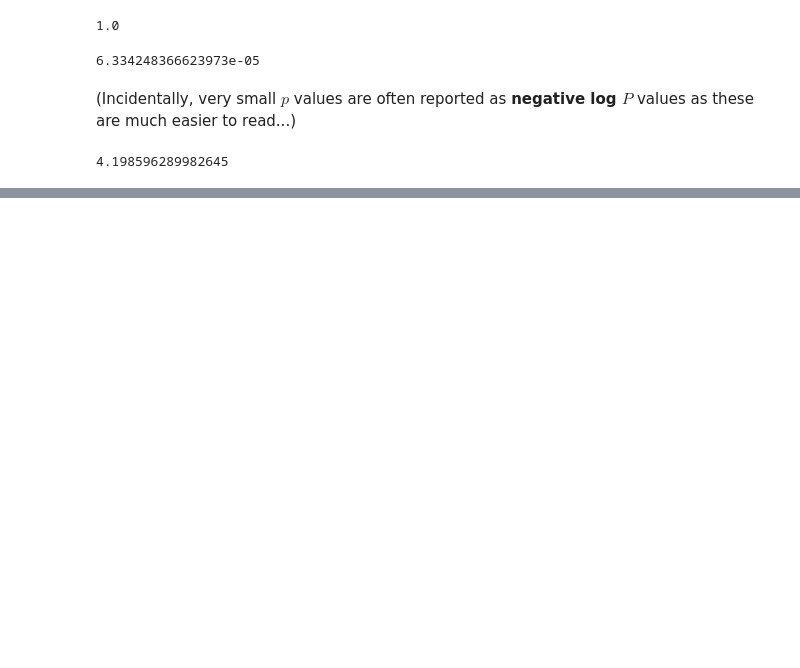
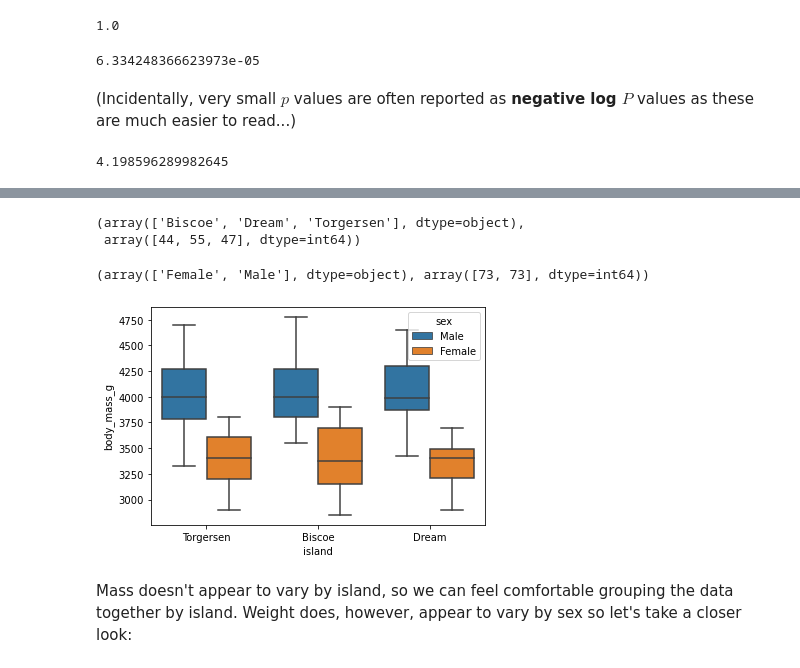
Before and after one commit to luo-xiao/Python_Learning, a Jupyter notebook: app6_probability_and_statistics/4_Intro_to_Statistics.ipynb, the cells around one changed output, grey strips where cells are left out. Cells and saved outputs as stored; diff of their text form; code cells hidden in the pictures; blank space fills up the shorter version.

```diff
--- a/app6_probability_and_statistics/4_Intro_to_Statistics.ipynb
+++ b/app6_probability_and_statistics/4_Intro_to_Statistics.ipynb
@@ -220,0 +295,3 @@ p_from_z(4)
+# %%
+penguins = sns.load_dataset('penguins').dropna()  # some rows are missing data
+penguins
@@ -220,0 +317,3 @@ p_from_z(4)
+# %%
+adelie = penguins[penguins.species == 'Adelie']
+adelie
@@ -220,0 +334,15 @@ p_from_z(4)
+# %%
+np.unique(adelie.island, return_counts=True)
+# %% [output]
+(array(['Biscoe', 'Dream', 'Torgersen'], dtype=object),
+ array([44, 55, 47], dtype=int64))
+# %%
+np.unique(adelie.sex, return_counts=True)
+# %% [output]
+(array(['Female', 'Male'], dtype=object), array([73, 73], dtype=int64))
+# %%
+_ = sns.boxplot(x='island', y='body_mass_g', hue='sex', data=adelie)
+# %% [output]
+[figure, added]
+# %% [markdown]
+Mass doesn't appear to vary by island, so we can feel comfortable grouping the data together by island. Weight does, however, appear to vary by sex so let's take a closer look:
```
Also changed, not shown: parts of 78 cells of this notebook.
